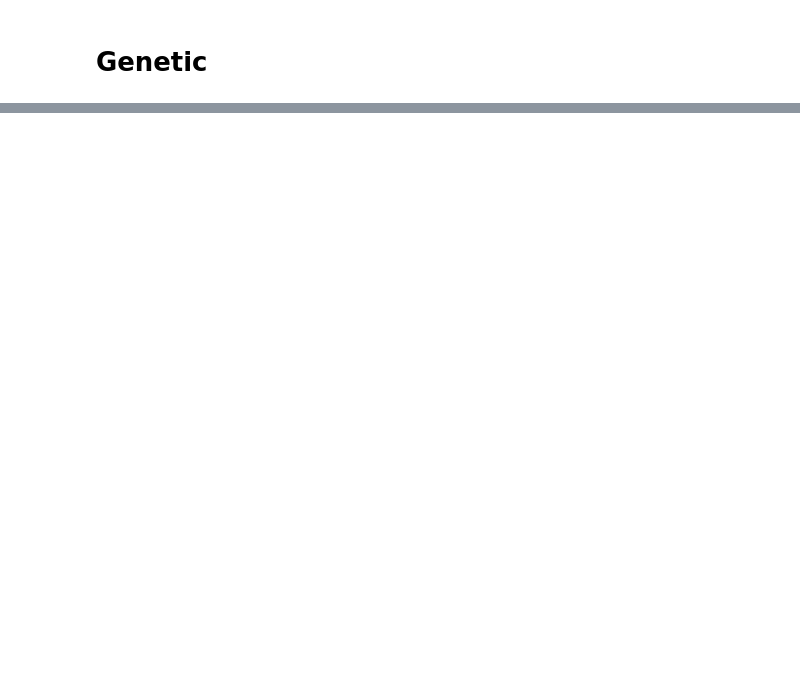
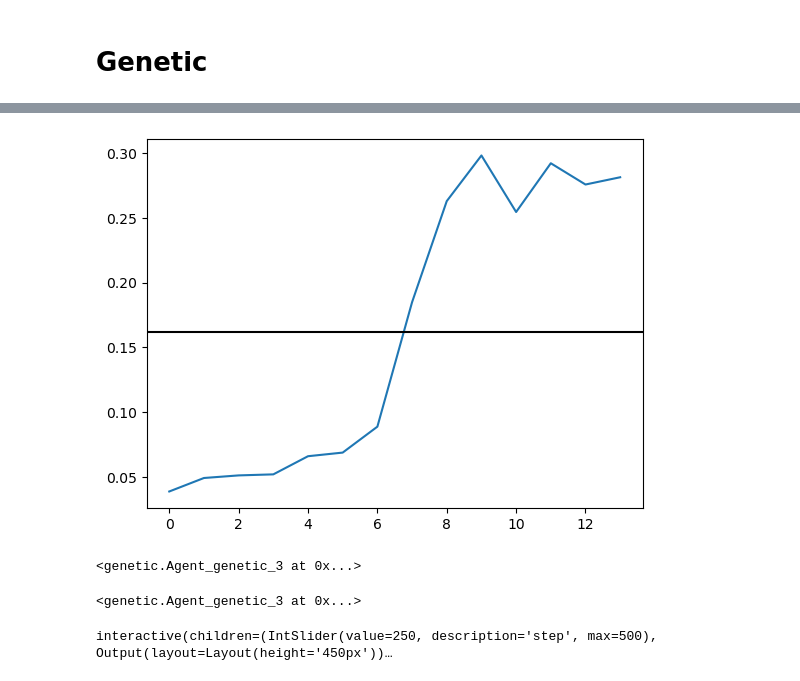
Before and after one commit to anetakahle/snake-ai, a Jupyter notebook: notebook.ipynb, the cells around one changed output, grey strips where cells are left out. Saved outputs shown, nothing was run; the diff lists cells and outputs as text; code cells hidden in the pictures; blank space fills up the shorter version.

```diff
--- a/notebook.ipynb
+++ b/notebook.ipynb
@@ -440,0 +58,4 @@ ImportError: attempted relative import with no known parent package
+# %%
+br.plot()
+# %% [output]
+[figure, added]
@@ -440,0 +64,4 @@ ImportError: attempted relative import with no known parent package
+# %%
+a
+# %% [output]
+<genetic.Agent_genetic_3 at 0x...>
@@ -440,0 +72,14 @@ ImportError: attempted relative import with no known parent package
+# %%
+b
+# %% [output]
+<genetic.Agent_genetic_3 at 0x...>
+# %%
+# agent = Agent_hemilton_cycle()
+agent = br.agents[38]
+w = World()
+w.game(agent)
+w
+
+w.replay()
+# %% [output]
+interactive(children=(IntSlider(value=250, description='step', max=500), Output(layout=Layout(height='450px'))…
```
Also changed, not shown: parts of 27 cells of this notebook, 4 other files.
